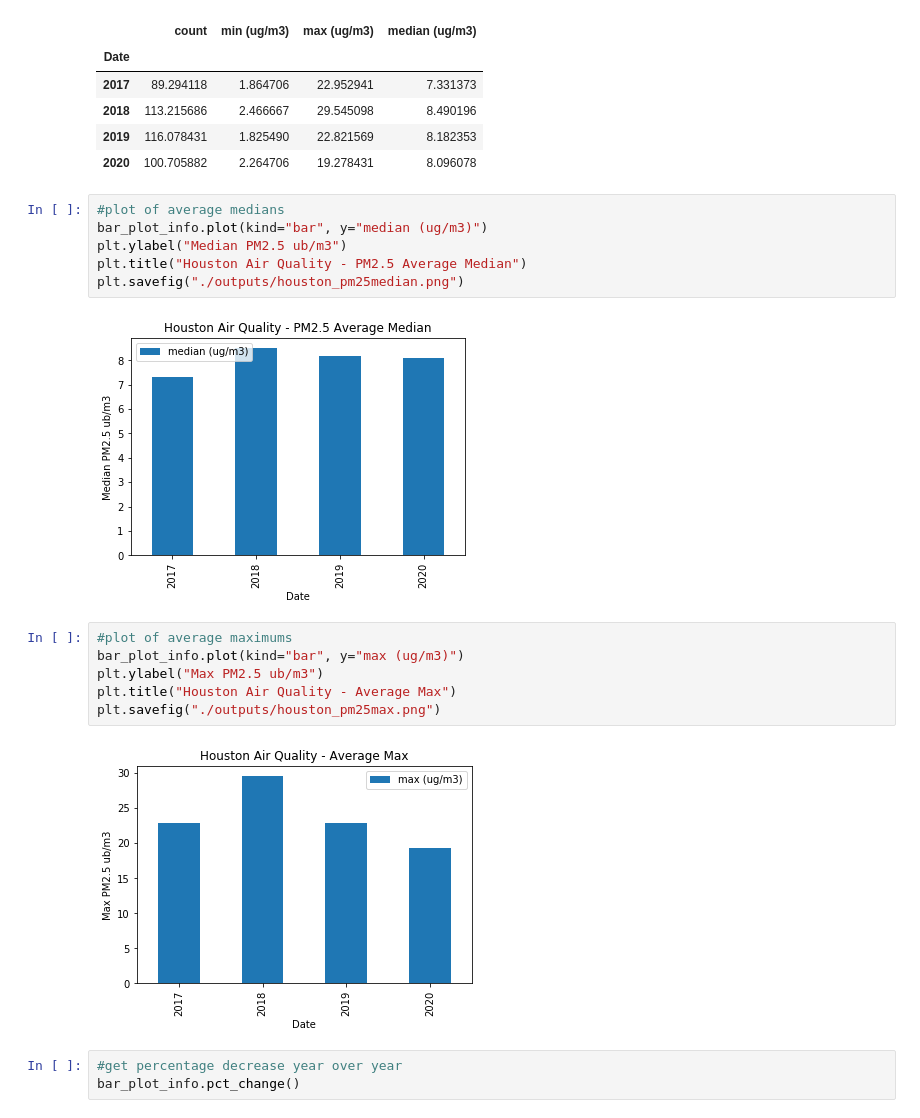
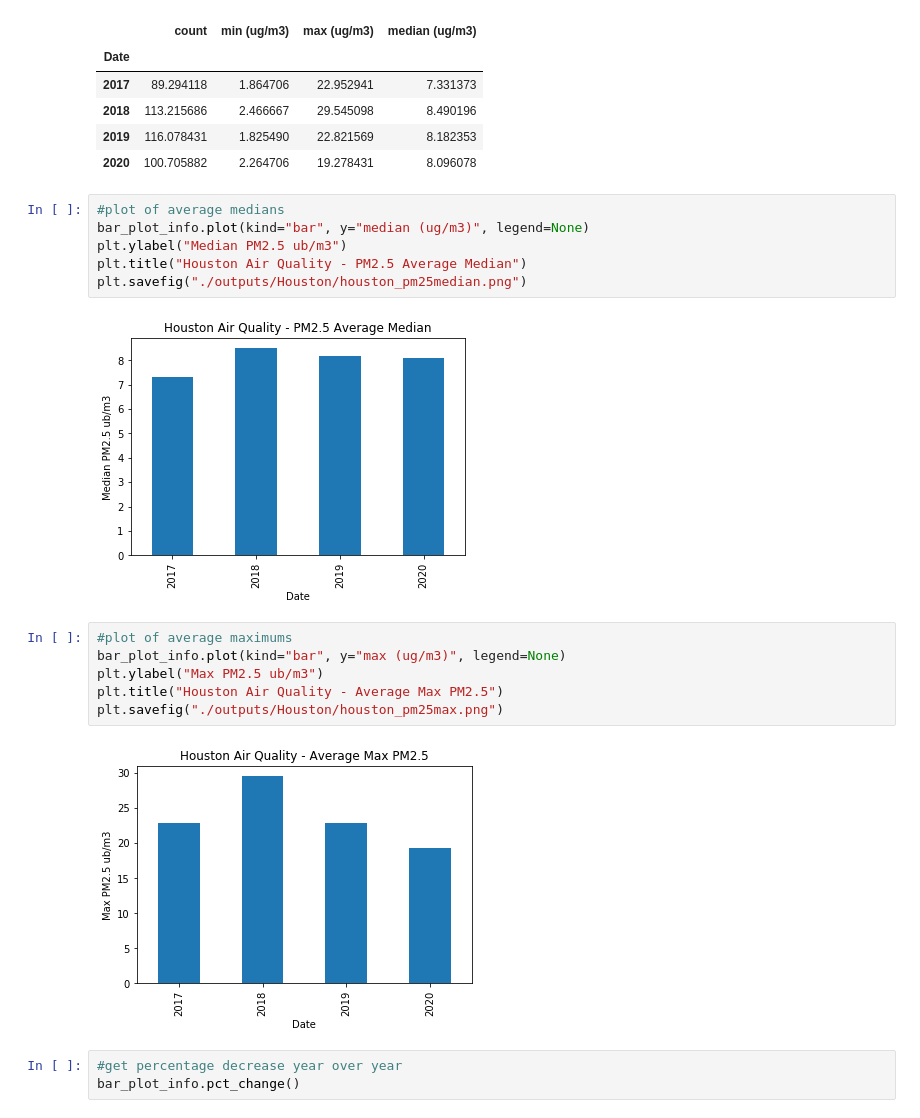
Before and after one commit to markwsutton/AirQualityProject, a Jupyter notebook: AQI Analysis - Houston.ipynb, the cells around one changed output. Drawn from its saved outputs; the diff is of its cells as text.

```diff
--- a/AQI Analysis - Houston.ipynb
+++ b/AQI Analysis - Houston.ipynb
@@ -141,20 +141,20 @@ bar_plot_info
 | 2020 | 100.705882 | 2.264706 | 19.278431 | 8.096078 |
 # %%
 #plot of average medians
-bar_plot_info.plot(kind="bar", y="median (ug/m3)")
+bar_plot_info.plot(kind="bar", y="median (ug/m3)", legend=None)
 plt.ylabel("Median PM2.5 ub/m3")
 plt.title("Houston Air Quality - PM2.5 Average Median")
-plt.savefig("./outputs/houston_pm25median.png")
+plt.savefig("./outputs/Houston/houston_pm25median.png")
 # %% [output]
-[figure, old version]
+[figure, new version]
 # %%
 #plot of average maximums
-bar_plot_info.plot(kind="bar", y="max (ug/m3)")
+bar_plot_info.plot(kind="bar", y="max (ug/m3)", legend=None)
 plt.ylabel("Max PM2.5 ub/m3")
-plt.title("Houston Air Quality - Average Max")
-plt.savefig("./outputs/houston_pm25max.png")
+plt.title("Houston Air Quality - Average Max PM2.5")
+plt.savefig("./outputs/Houston/houston_pm25max.png")
 # %% [output]
-[figure, old version]
+[figure, new version]
 # %%
 #get percentage decrease year over year
 bar_plot_info.pct_change()
```
Also changed, not shown: parts of 9 cells of this notebook, 1 other file.
